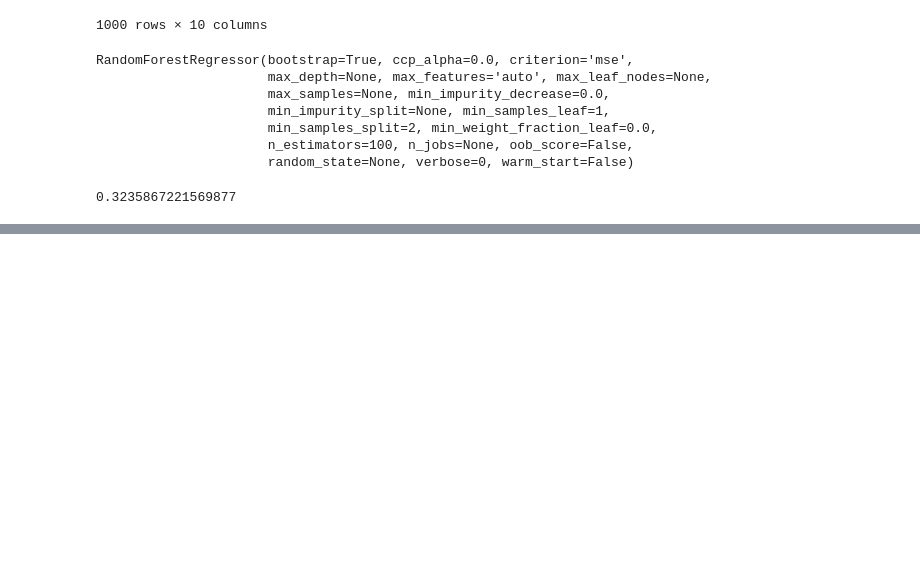
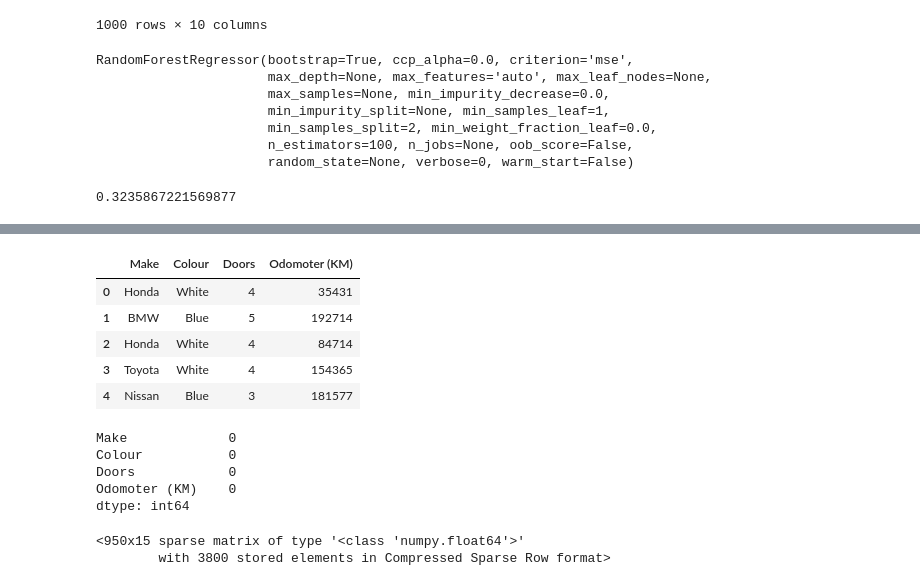
Before and after one commit to rodrez/ML, a Jupyter notebook: getting-data-ready.ipynb, the cells around one changed output, grey strips where cells are left out. Drawn from its saved outputs; the diff is of its cells as text; code cells hidden in the pictures; blank space fills up the shorter version.

```diff
--- a/getting-data-ready.ipynb
+++ b/getting-data-ready.ipynb
@@ -249,0 +435,32 @@ model.score(X_test, y_test)
+# %%
+# Fill the missing data with sklean
+# Fillin missing values is also called imputation
+
+from sklearn.impute import SimpleImputer
+from sklearn.compose import ColumnTransformer
+
+# Fill categorical values with "missing" and numerical with mean
+# strategy = for every value keep your strategy constant, and fill_value "missing"
+cat_imputer = SimpleImputer(strategy="constant", fill_value="missing")
+door_imputer = SimpleImputer(strategy="constant", fill_value=4)
+num_imputer = SimpleImputer(strategy="mean")
+
+# Define colums
+cat_features = ["Make", "Colour"]
+door_feature = ["Doors"]
+num_features = ["Odometer (KM)"]
+
+# Create an imputer (fills missing data)
+imputer = ColumnTransformer([
+
+    # The first element in the tuple below is kept the same as the imputer
+    # in case we need to refer to it later
+    ("cat_imputer", cat_imputer, cat_features),
+    ("door_imputer", door_imputer, door_feature),
+    ("num_imputer", num_imputer, num_features)
+])
+
+# Transform the data
+# Fits all transformers, transform the data and concatenate the results
+filled_X = imputer.fit_transform(X)
+filled_X
@@ -249,0 +475,39 @@ model.score(X_test, y_test)
+# %%
+car_sales_filled = pd.DataFrame(filled_X,
+                                columns=["Make", "Colour", "Doors", "Odomoter (KM)"])
+
+car_sales_filled.head()
+# %% [output]
+|  | Make | Colour | Doors | Odomoter (KM) |
+| 0 | Honda | White | 4 | 35431 |
+| 1 | BMW | Blue | 5 | 192714 |
+| 2 | Honda | White | 4 | 84714 |
+| 3 | Toyota | White | 4 | 154365 |
+| 4 | Nissan | Blue | 3 | 181577 |
+# %%
+car_sales_filled.isna().sum()
+# %% [output]
+Make             0
+Colour           0
+Doors            0
+Odomoter (KM)    0
+dtype: int64
+# %%
+from sklearn.preprocessing import OneHotEncoder
+from sklearn.compose import ColumnTransformer
+
+# Create a list of the categorical features of the data
+categorical_features = ['Make', 'Colour', 'Doors']
+
+# Instantiate OnehOtEncoder
+one_hot = OneHotEncoder()
+transformer = ColumnTransformer([("one_hot",
+                                   one_hot,
+                                   categorical_features)],
+                                   remainder="passthrough")
+
+transformed_X = transformer.fit_transform(car_sales_filled)
+transformed_X
+# %% [output]
+<950x15 sparse matrix of type '<class 'numpy.float64'>'
+        with 3800 stored elements in Compressed Sparse Row format>
```
Also changed, not shown: parts of 27 cells of this notebook.
